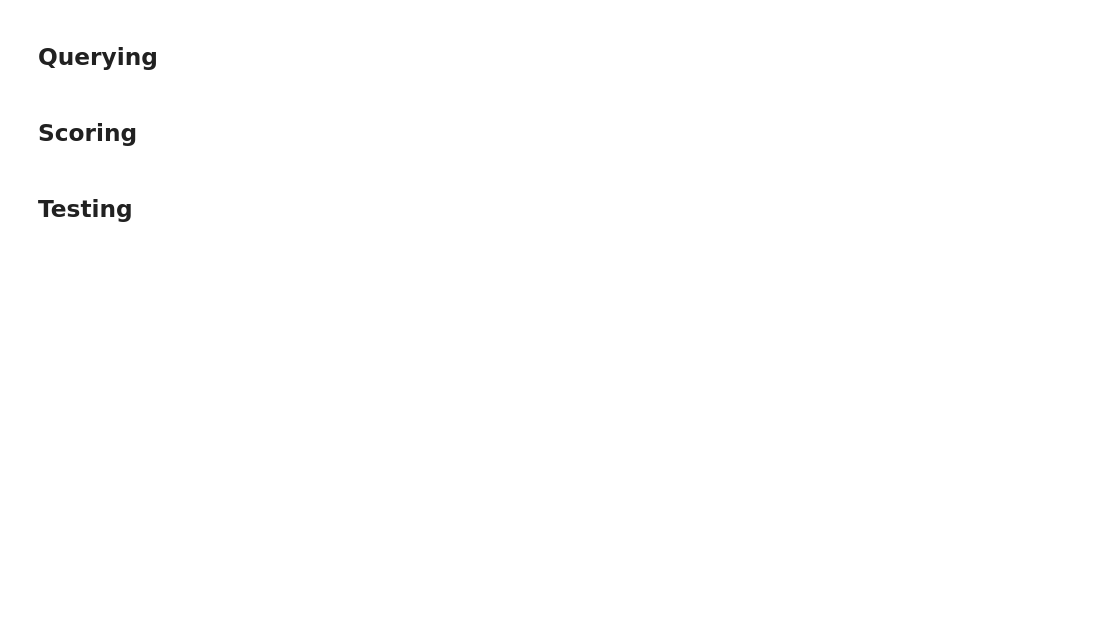
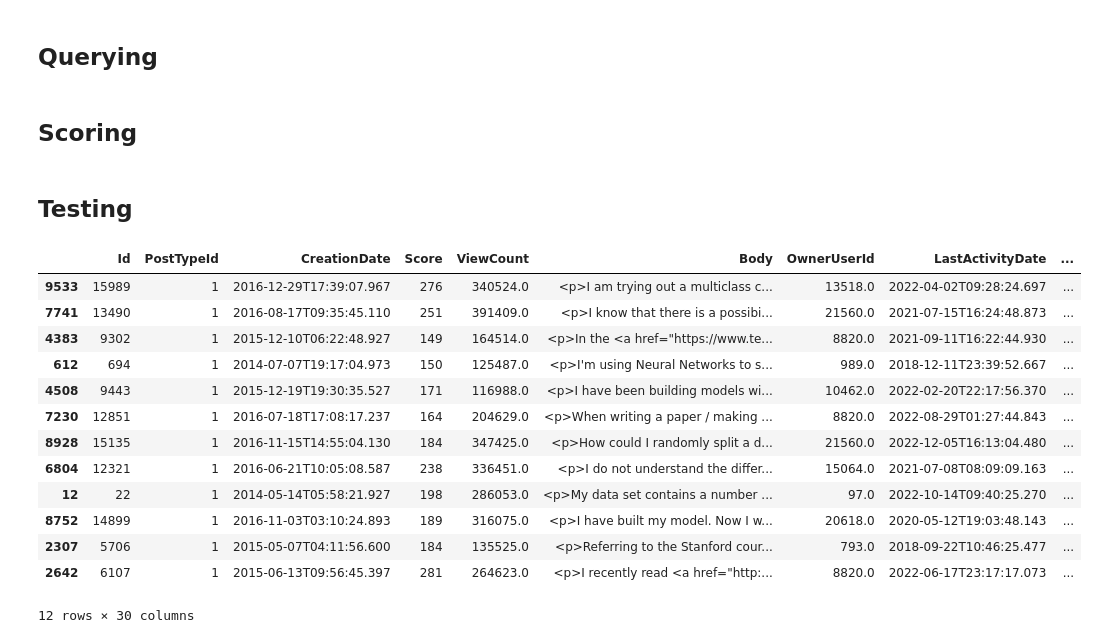
Before and after one commit to solalducloyer/EI_ST4_Groupe1, a Jupyter notebook: Search_Engine_Final.ipynb, the cells around one changed output. Saved outputs shown, nothing was run; the diff lists cells and outputs as text; code cells hidden in the pictures; blank space fills up the shorter version.

Commit message:
update search engine

```diff
--- a/Search_Engine_Final.ipynb
+++ b/Search_Engine_Final.ipynb
@@ -216,6 +216,6 @@ def scored_df(query, df=df, inverted_index=inverted_index, k1=1.5, b=0.75, m=0.7
   return df_copy
 
 
-def search(query, top=10, df=df, inverted_index=inverted_index, k1=1.5, b=0.75, m=0.7, embeddings=embeddings, MODEL_ST=MODEL_ST):
+def search(query, top=10, mesure='MMesure', df=df, inverted_index=inverted_index, k1=1.5, b=0.75, m=0.7, embeddings=embeddings, MODEL_ST=MODEL_ST):
   df_copy=scored_df(query, df, inverted_index, k1, b, m, embeddings, MODEL_ST)
-  return df_copy.nlargest(top, 'MMesure')
+  return df_copy.nlargest(top, mesure)
@@ -306,0 +301,20 @@ def make_query(natural_query):
+# %%
+query='mesure performance for multiclassification model'
+liste_id=[6107,15989,13490,12321,22,14899,5706,15135,12851,694,9302,9443]
+results=search(query, top=len(df), mesure = 'MMesure').loc[df['Id'].isin(liste_id)]
+results
+# %% [output]
+|  | Id | PostTypeId | CreationDate | Score | ViewCount | Body | OwnerUserId | LastActivityDate | ... |
+| 9533 | 15989 | 1 | 2016-12-29T17:39:07.967 | 276 | 340524.0 | <p>I am trying out a multiclass c... | 13518.0 | 2022-04-02T09:28:24.697 | ... |
+| 7741 | 13490 | 1 | 2016-08-17T09:35:45.110 | 251 | 391409.0 | <p>I know that there is a possibi... | 21560.0 | 2021-07-15T16:24:48.873 | ... |
+| 4383 | 9302 | 1 | 2015-12-10T06:22:48.927 | 149 | 164514.0 | <p>In the <a href="https://www.te... | 8820.0 | 2021-09-11T16:22:44.930 | ... |
+| 612 | 694 | 1 | 2014-07-07T19:17:04.973 | 150 | 125487.0 | <p>I'm using Neural Networks to s... | 989.0 | 2018-12-11T23:39:52.667 | ... |
+| 4508 | 9443 | 1 | 2015-12-19T19:30:35.527 | 171 | 116988.0 | <p>I have been building models wi... | 10462.0 | 2022-02-20T22:17:56.370 | ... |
+| 7230 | 12851 | 1 | 2016-07-18T17:08:17.237 | 164 | 204629.0 | <p>When writing a paper / making ... | 8820.0 | 2022-08-29T01:27:44.843 | ... |
+| 8928 | 15135 | 1 | 2016-11-15T14:55:04.130 | 184 | 347425.0 | <p>How could I randomly split a d... | 21560.0 | 2022-12-05T16:13:04.480 | ... |
+| 6804 | 12321 | 1 | 2016-06-21T10:05:08.587 | 238 | 336451.0 | <p>I do not understand the differ... | 15064.0 | 2021-07-08T08:09:09.163 | ... |
+| 12 | 22 | 1 | 2014-05-14T05:58:21.927 | 198 | 286053.0 | <p>My data set contains a number ... | 97.0 | 2022-10-14T09:40:25.270 | ... |
+| 8752 | 14899 | 1 | 2016-11-03T03:10:24.893 | 189 | 316075.0 | <p>I have built my model. Now I w... | 20618.0 | 2020-05-12T19:03:48.143 | ... |
+| 2307 | 5706 | 1 | 2015-05-07T04:11:56.600 | 184 | 135525.0 | <p>Referring to the Stanford cour... | 793.0 | 2018-09-22T10:46:25.477 | ... |
+| 2642 | 6107 | 1 | 2015-06-13T09:56:45.397 | 281 | 264623.0 | <p>I recently read <a href="http:... | 8820.0 | 2022-06-17T23:17:17.073 | ... |
+12 rows × 30 columns
```
Also changed, not shown: parts of 6 cells of this notebook.
